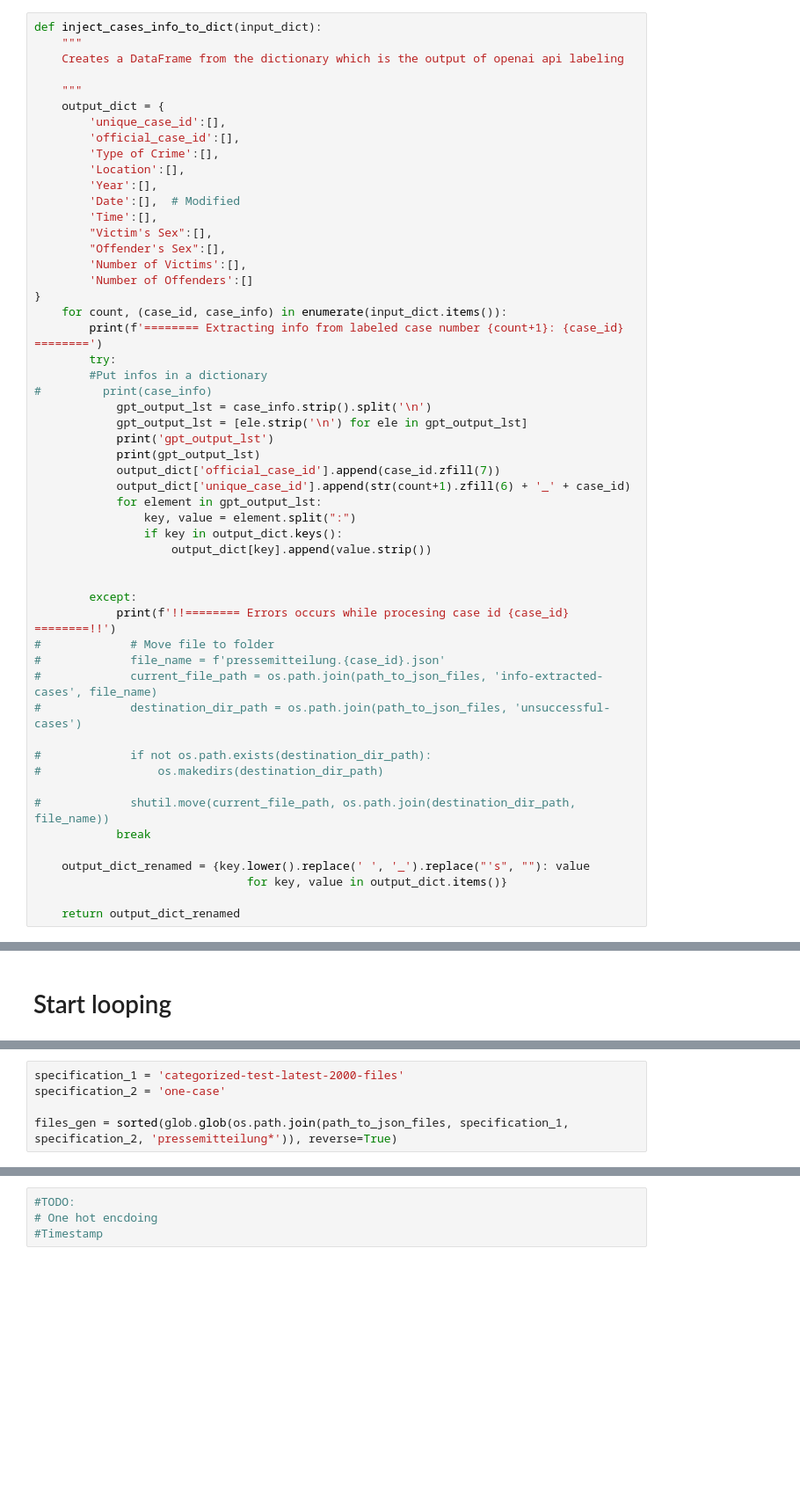
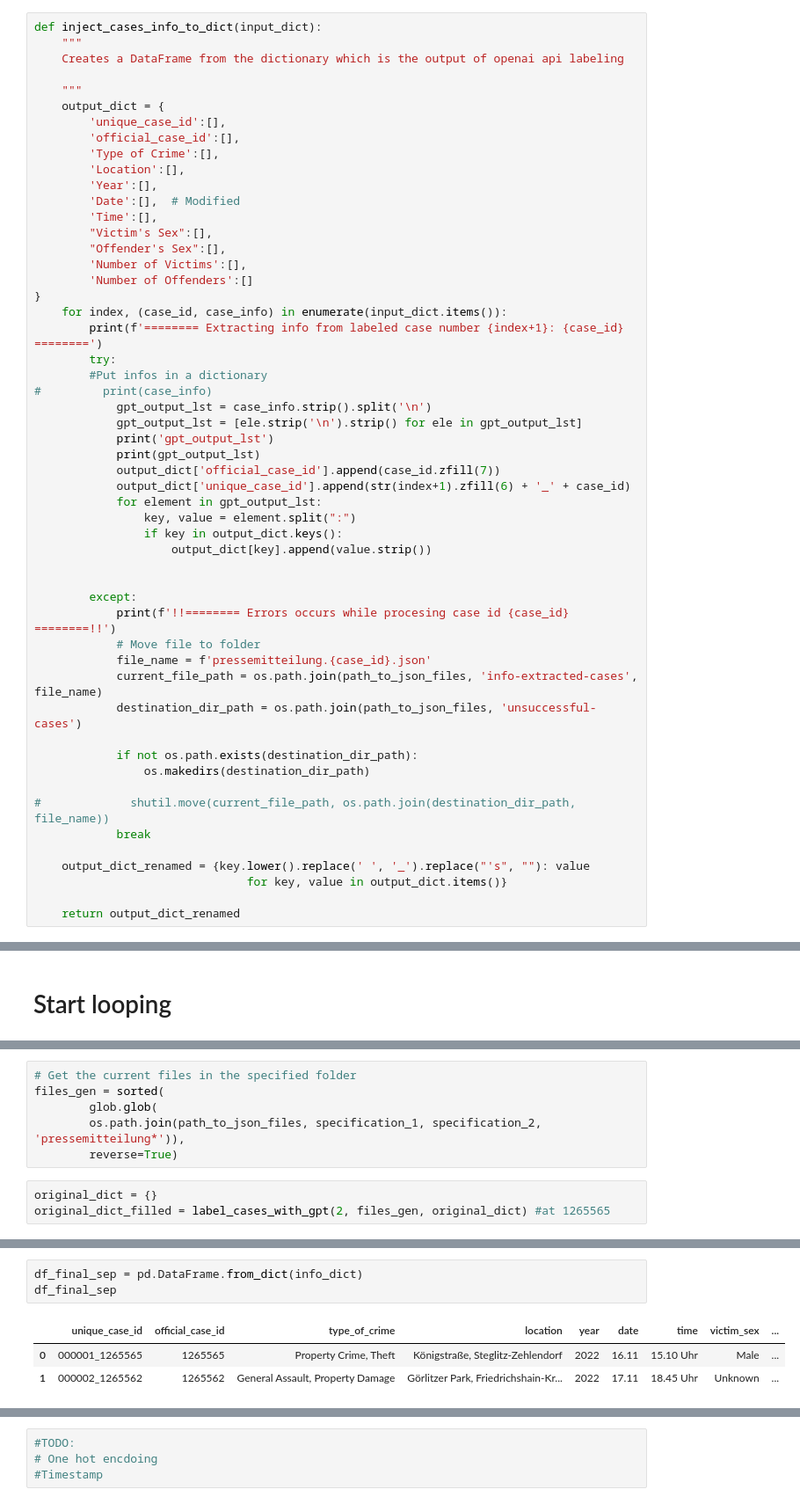
Before and after one commit to hclpush/finding-conan, a Jupyter notebook: data-preparation/openai-api/label_w_openai_api.ipynb, the cells around one changed output, grey strips where cells are left out. Shown at 88% size. Cells and saved outputs as stored; diff of their text form; blank space fills up the shorter version.

```diff
--- a/data-preparation/openai-api/label_w_openai_api.ipynb
+++ b/data-preparation/openai-api/label_w_openai_api.ipynb
@@ -183,17 +215,17 @@ def inject_cases_info_to_dict(input_dict):
         'Number of Victims':[],
         'Number of Offenders':[]
 }
-    for count, (case_id, case_info) in enumerate(input_dict.items()):
-        print(f'======== Extracting info from labeled case number {count+1}: {case_id} ========')
+    for index, (case_id, case_info) in enumerate(input_dict.items()):
+        print(f'======== Extracting info from labeled case number {index+1}: {case_id} ========')
         try:
         #Put infos in a dictionary
 #         print(case_info)
             gpt_output_lst = case_info.strip().split('\n')
-            gpt_output_lst = [ele.strip('\n') for ele in gpt_output_lst]
+            gpt_output_lst = [ele.strip('\n').strip() for ele in gpt_output_lst]
             print('gpt_output_lst')
             print(gpt_output_lst)
             output_dict['official_case_id'].append(case_id.zfill(7))
-            output_dict['unique_case_id'].append(str(count+1).zfill(6) + '_' + case_id)
+            output_dict['unique_case_id'].append(str(index+1).zfill(6) + '_' + case_id)
             for element in gpt_output_lst:
                 key, value = element.split(":")
                 if key in output_dict.keys():
@@ -202,13 +234,13 @@ def inject_cases_info_to_dict(input_dict):
 
         except:
             print(f'!!======== Errors occurs while procesing case id {case_id} ========!!')
-#             # Move file to folder
-#             file_name = f'pressemitteilung.{case_id}.json'
-#             current_file_path = os.path.join(path_to_json_files, 'info-extracted-cases', file_name)
-#             destination_dir_path = os.path.join(path_to_json_files, 'unsuccessful-cases')
+            # Move file to folder
+            file_name = f'pressemitteilung.{case_id}.json'
+            current_file_path = os.path.join(path_to_json_files, 'info-extracted-cases', file_name)
+            destination_dir_path = os.path.join(path_to_json_files, 'unsuccessful-cases')
 
-#             if not os.path.exists(destination_dir_path):
-#                 os.makedirs(destination_dir_path)
+            if not os.path.exists(destination_dir_path):
+                os.makedirs(destination_dir_path)
 
 #             shutil.move(current_file_path, os.path.join(destination_dir_path, file_name))
             break
@@ -285,5 +319,0 @@ file save with name: labeled_34_cases_2023-06-01 19-20.csv
-# %%
-specification_1 = 'categorized-test-latest-2000-files'
-specification_2 = 'one-case'
-
-files_gen = sorted(glob.glob(os.path.join(path_to_json_files, specification_1, specification_2, 'pressemitteilung*')), reverse=True)
@@ -333,0 +329,9 @@ df.to_csv(os.path.join(output_path, f'labeled_{df.shape[0]}_cases_{cur_datetime}
+# %%
+# Get the current files in the specified folder
+files_gen = sorted(
+        glob.glob(
+        os.path.join(path_to_json_files, specification_1, specification_2, 'pressemitteilung*')),
+        reverse=True)
+# %%
+original_dict = {}
+original_dict_filled = label_cases_with_gpt(2, files_gen, original_dict) #at 1265565
@@ -333,0 +356,7 @@ df.to_csv(os.path.join(output_path, f'labeled_{df.shape[0]}_cases_{cur_datetime}
+# %%
+df_final_sep = pd.DataFrame.from_dict(info_dict)
+df_final_sep
+# %% [output]
+|  | unique_case_id | official_case_id | type_of_crime | location | year | date | time | victim_sex | ... |
+| 0 | 000001_1265565 | 1265565 | Property Crime, Theft | Königstraße, Steglitz-Zehlendorf | 2022 | 16.11 | 15.10 Uhr | Male | ... |
+| 1 | 000002_1265562 | 1265562 | General Assault, Property Damage | Görlitzer Park, Friedrichshain-Kr... | 2022 | 17.11 | 18.45 Uhr | Unknown | ... |
```
Also changed, not shown: parts of 28 cells of this notebook.
